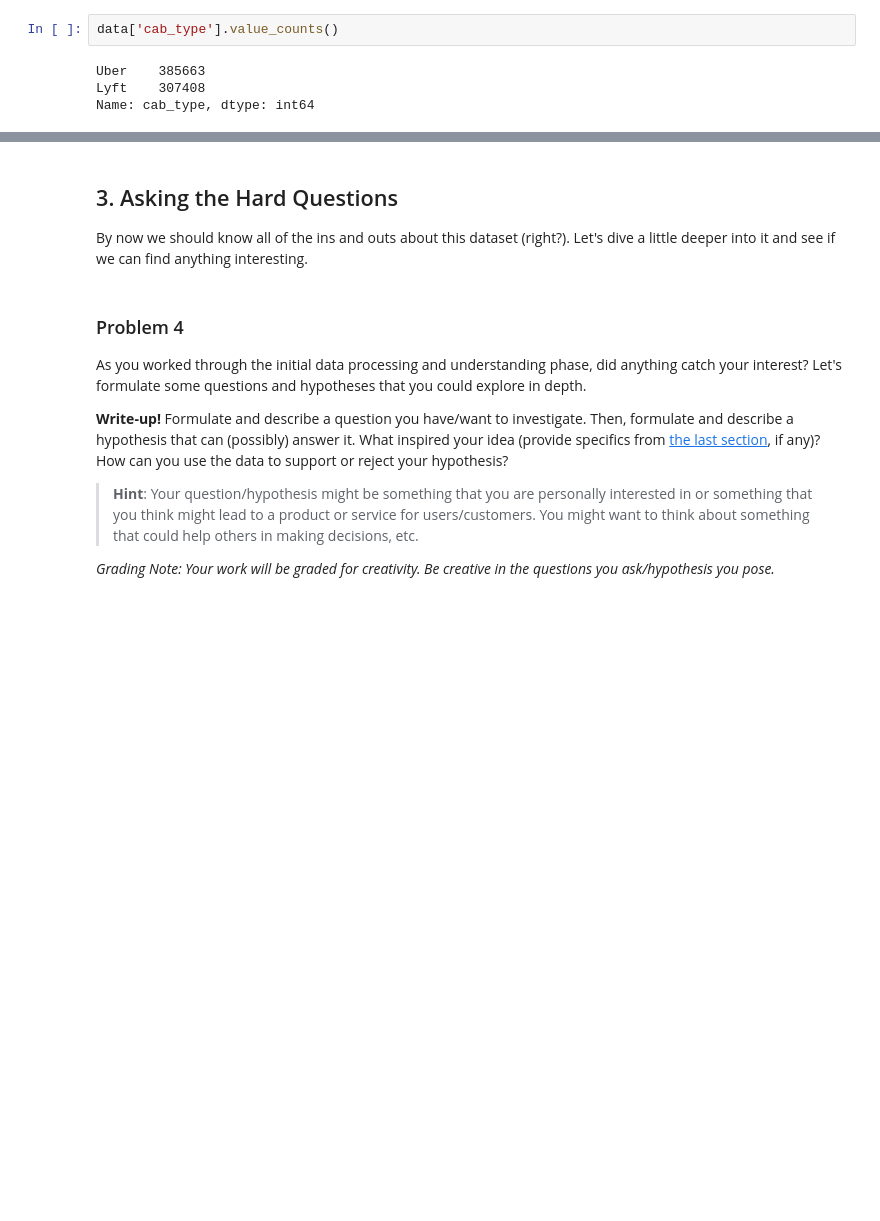
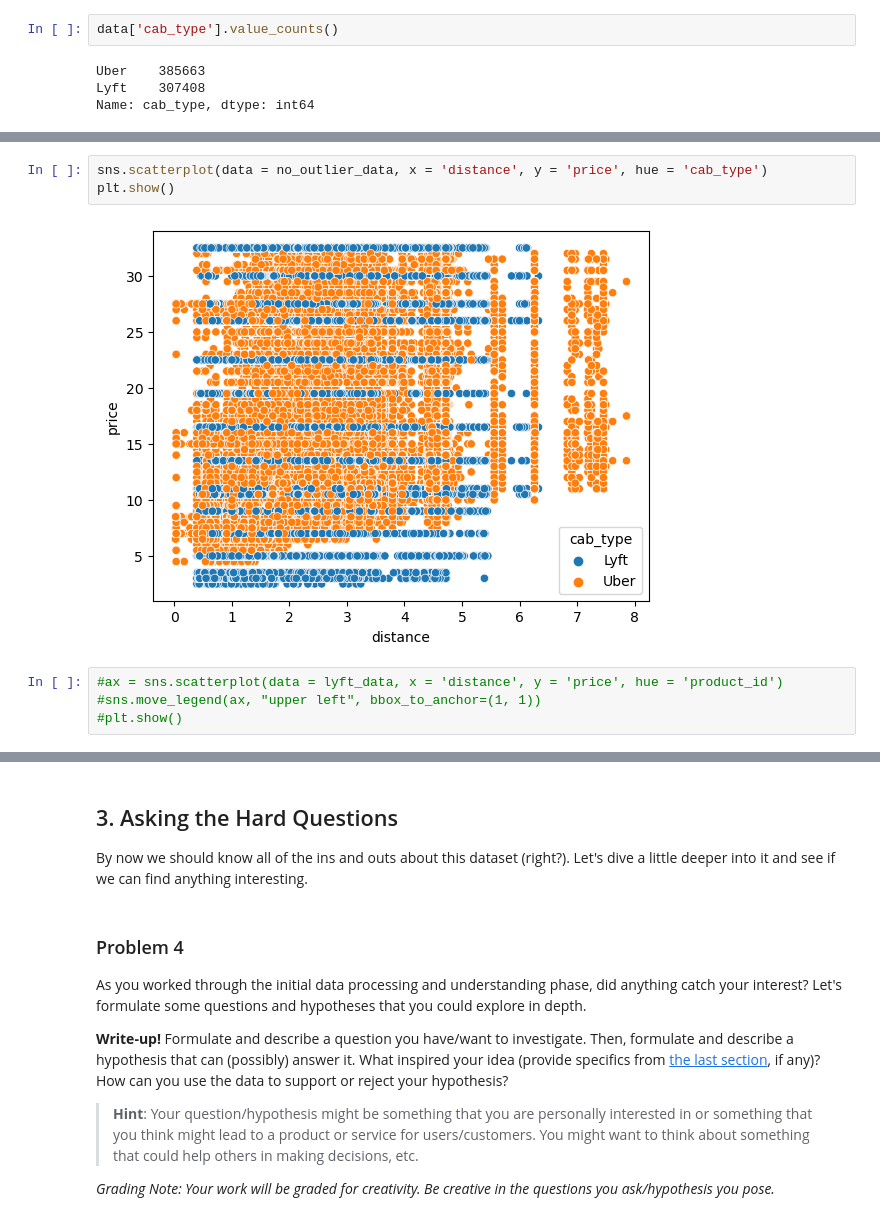
Before and after one commit to jumonlala/217_final_project, a Jupyter notebook: hw6.ipynb, the cells around one changed output, grey strips where cells are left out. Saved outputs shown, nothing was run; the diff lists cells and outputs as text; blank space fills up the shorter version.

```diff
--- a/hw6.ipynb
+++ b/hw6.ipynb
@@ -340,0 +359,9 @@ clean_data['datetime']
+# %%
+sns.scatterplot(data = no_outlier_data, x = 'distance', y = 'price', hue = 'cab_type')
+plt.show()
+# %% [output]
+[figure, added]
+# %%
+#ax = sns.scatterplot(data = lyft_data, x = 'distance', y = 'price', hue = 'product_id')
+#sns.move_legend(ax, "upper left", bbox_to_anchor=(1, 1))
+#plt.show()
```
Also changed, not shown: parts of 46 cells of this notebook.
